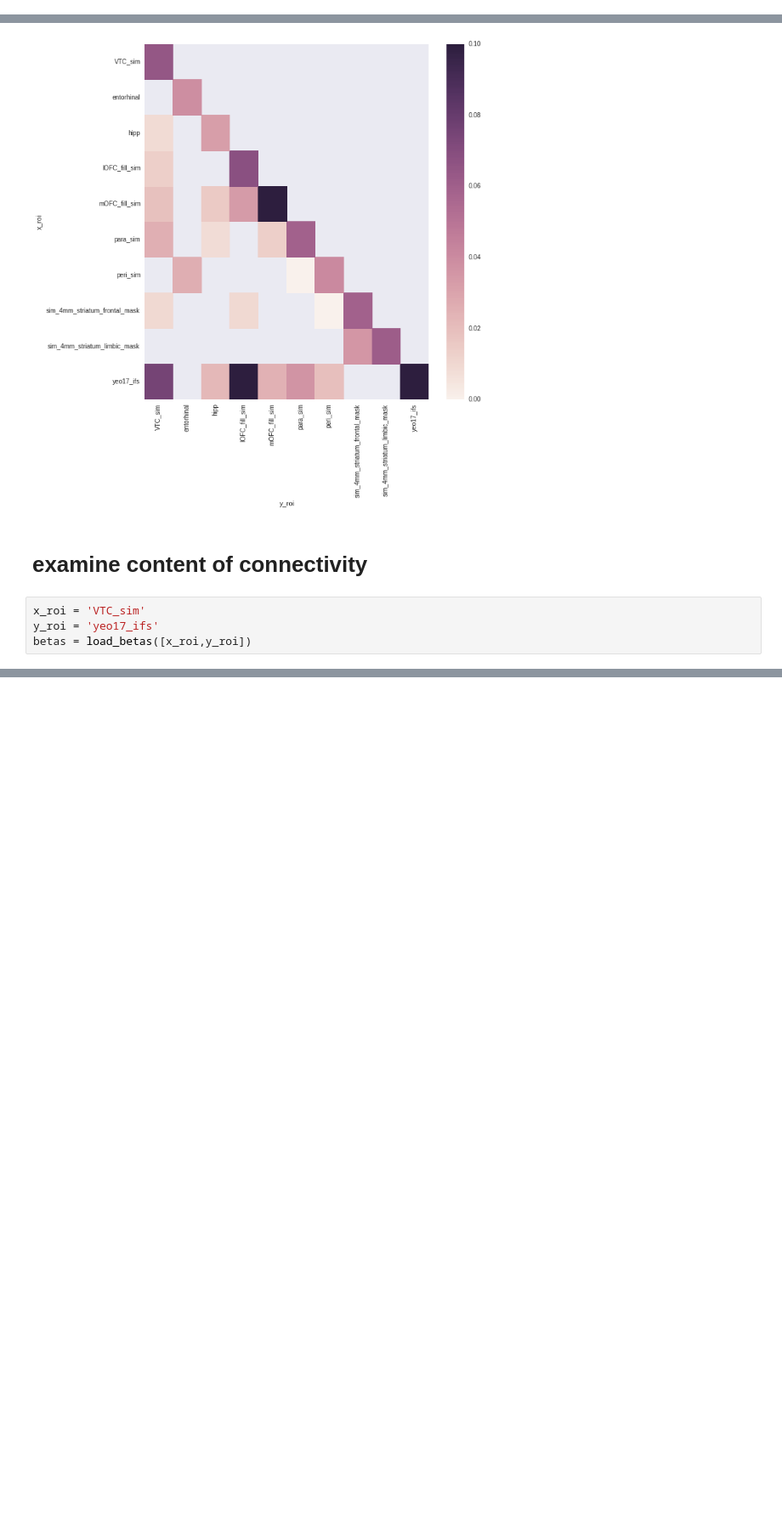
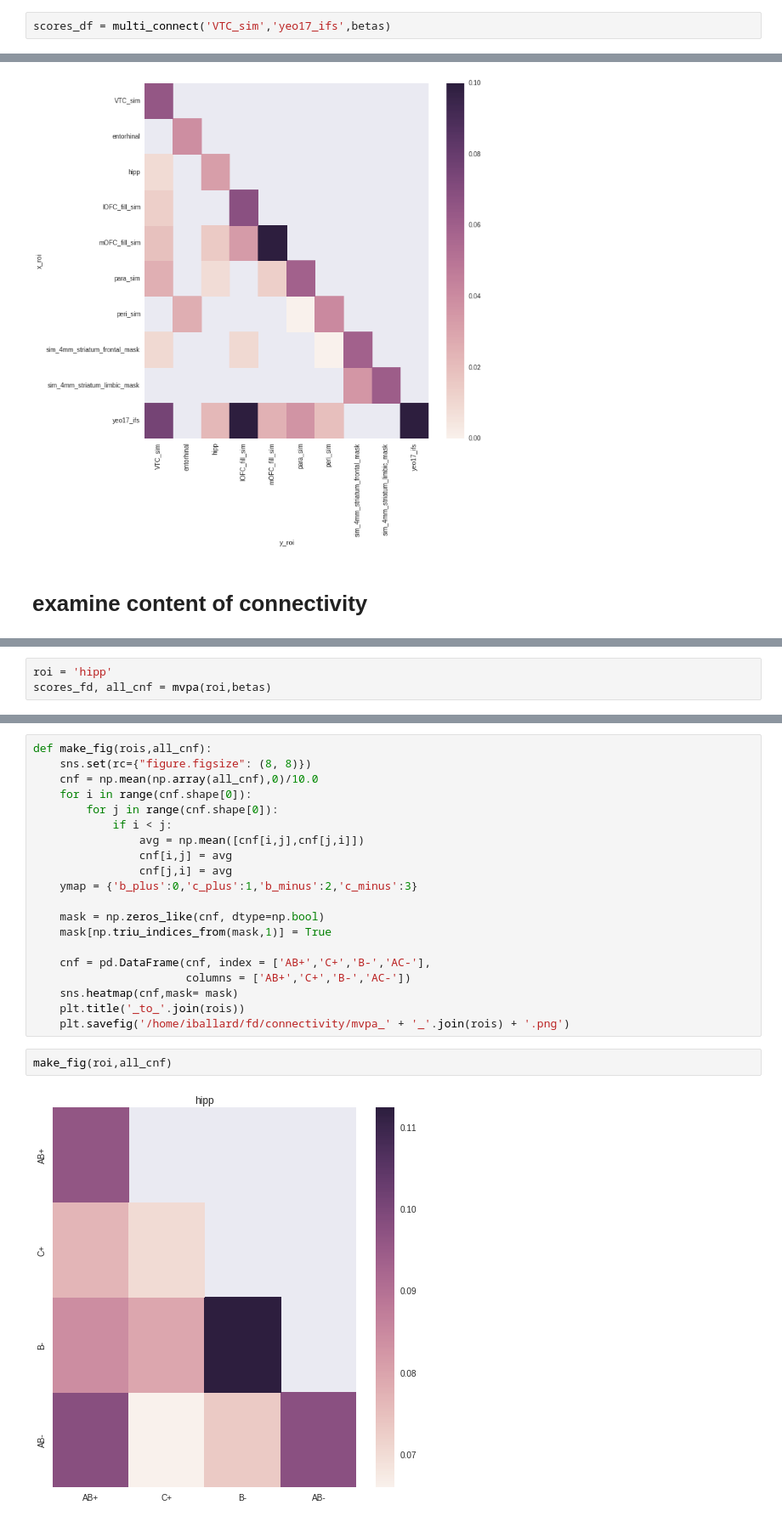
Before and after one commit to iancballard/fd_fmri, a Jupyter notebook: multivariate_connectivity.ipynb, the cells around one changed output, grey strips where cells are left out. Shown at 85% size. Cells and saved outputs as stored; diff of their text form; blank space fills up the shorter version.

Commit message:
cleaned up code for making figures

```diff
--- a/multivariate_connectivity.ipynb
+++ b/multivariate_connectivity.ipynb
@@ -185,3 +233,5 @@ def multi_connect(x_roi,y_roi,betas):
 
     scores_df = pd.DataFrame(scores_df)
     return scores_df
+# %%
+scores_df = multi_connect('VTC_sim','yeo17_ifs',betas)
@@ -292,7 +362,3 @@ sns.heatmap(means,mask = mask, vmin = 0, vmax = .1)
 [figure]
 # %% [markdown]
 # examine content of connectivity
-# %%
-x_roi = 'VTC_sim'
-y_roi = 'yeo17_ifs'
-betas = load_betas([x_roi,y_roi])
@@ -436,0 +480,3 @@ array(['b_plus', 'b_plus', 'b_plus', 'b_plus', 'b_plus', 'b_plus',
+# %%
+roi = 'hipp'
+scores_fd, all_cnf = mvpa(roi,betas)
@@ -436,0 +514,24 @@ array(['b_plus', 'b_plus', 'b_plus', 'b_plus', 'b_plus', 'b_plus',
+# %%
+def make_fig(rois,all_cnf):
+    sns.set(rc={"figure.figsize": (8, 8)})
+    cnf = np.mean(np.array(all_cnf),0)/10.0
+    for i in range(cnf.shape[0]):
+        for j in range(cnf.shape[0]):
+            if i < j:
+                avg = np.mean([cnf[i,j],cnf[j,i]])
+                cnf[i,j] = avg
+                cnf[j,i] = avg
+    ymap = {'b_plus':0,'c_plus':1,'b_minus':2,'c_minus':3}
+
+    mask = np.zeros_like(cnf, dtype=np.bool)
+    mask[np.triu_indices_from(mask,1)] = True
+
+    cnf = pd.DataFrame(cnf, index = ['AB+','C+','B-','AC-'],
+                       columns = ['AB+','C+','B-','AC-'])
+    sns.heatmap(cnf,mask= mask)
+    plt.title('_to_'.join(rois))
+    plt.savefig('/home/iballard/fd/connectivity/mvpa_' + '_'.join(rois) + '.png')
+# %%
+make_fig(roi,all_cnf)
+# %% [output]
+[figure, added]
```
Also changed, not shown: parts of 28 cells of this notebook.
